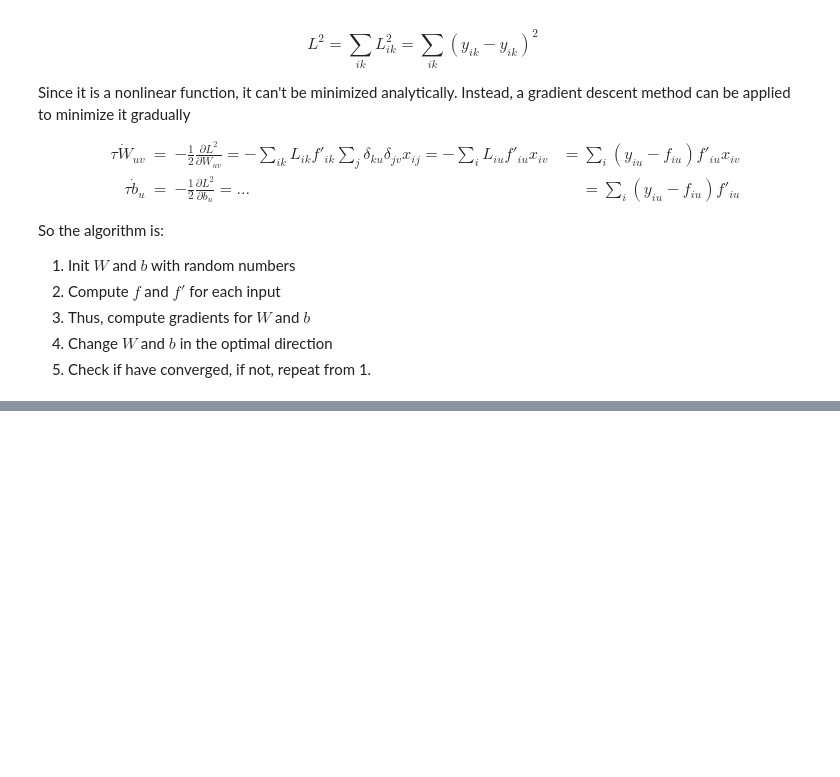
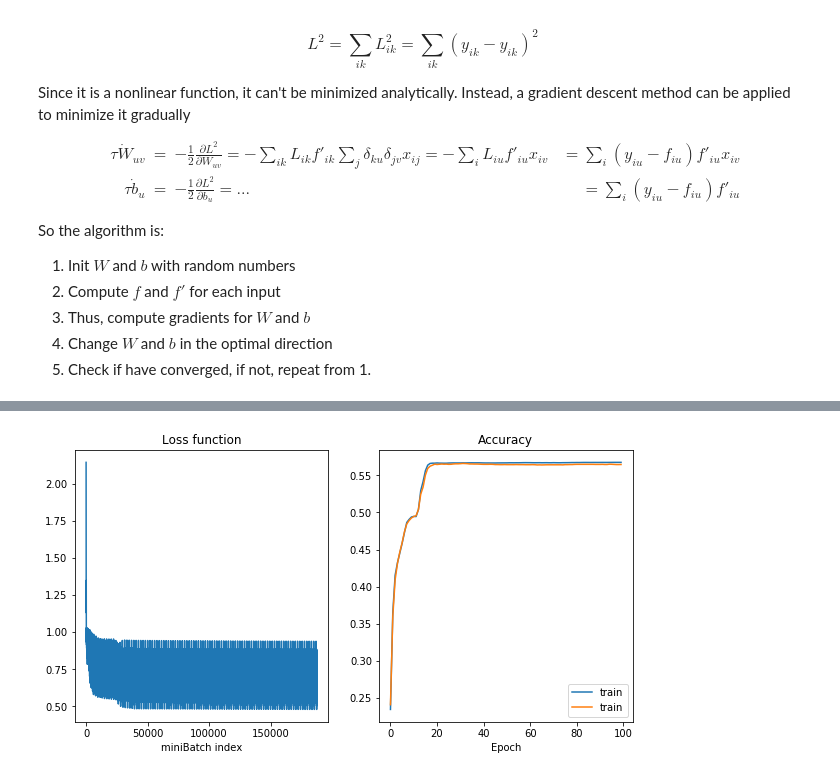
Before and after one commit to aleksejs-fomins/snippets-data-analysis, a Jupyter notebook: python/machine-learning/NeuralNetworks/ann/backprop_v1.ipynb, the cells around one changed output, grey strips where cells are left out. Cells and saved outputs as stored; diff of their text form; code cells hidden in the pictures; blank space fills up the shorter version.

```diff
--- a/python/machine-learning/NeuralNetworks/ann/backprop_v1.ipynb
+++ b/python/machine-learning/NeuralNetworks/ann/backprop_v1.ipynb
@@ -277,0 +409,4 @@ class DeepNet:
+# %%
+param1Hid = {'nHid' : [30]} # One hidden layer
+trainTestNetwork(LillicrapDeepNet, param1Hid, train_images, train_labels, test_images, test_labels, 10, nEpoch=100)
+# %% [output]
@@ -277,0 +430 @@ class DeepNet:
+[figure, added]
```
Also changed, not shown: parts of 12 cells of this notebook, 7 other files.
